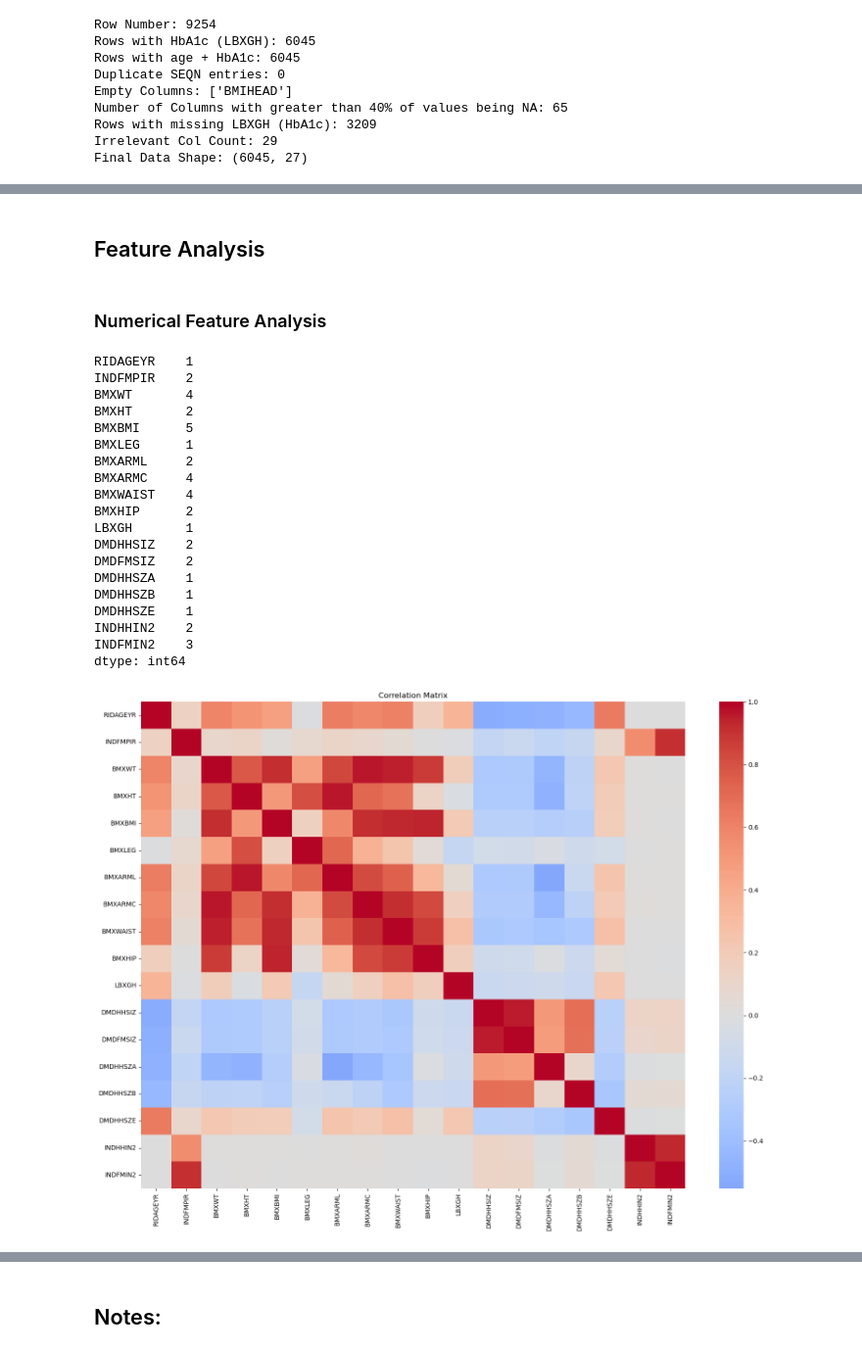
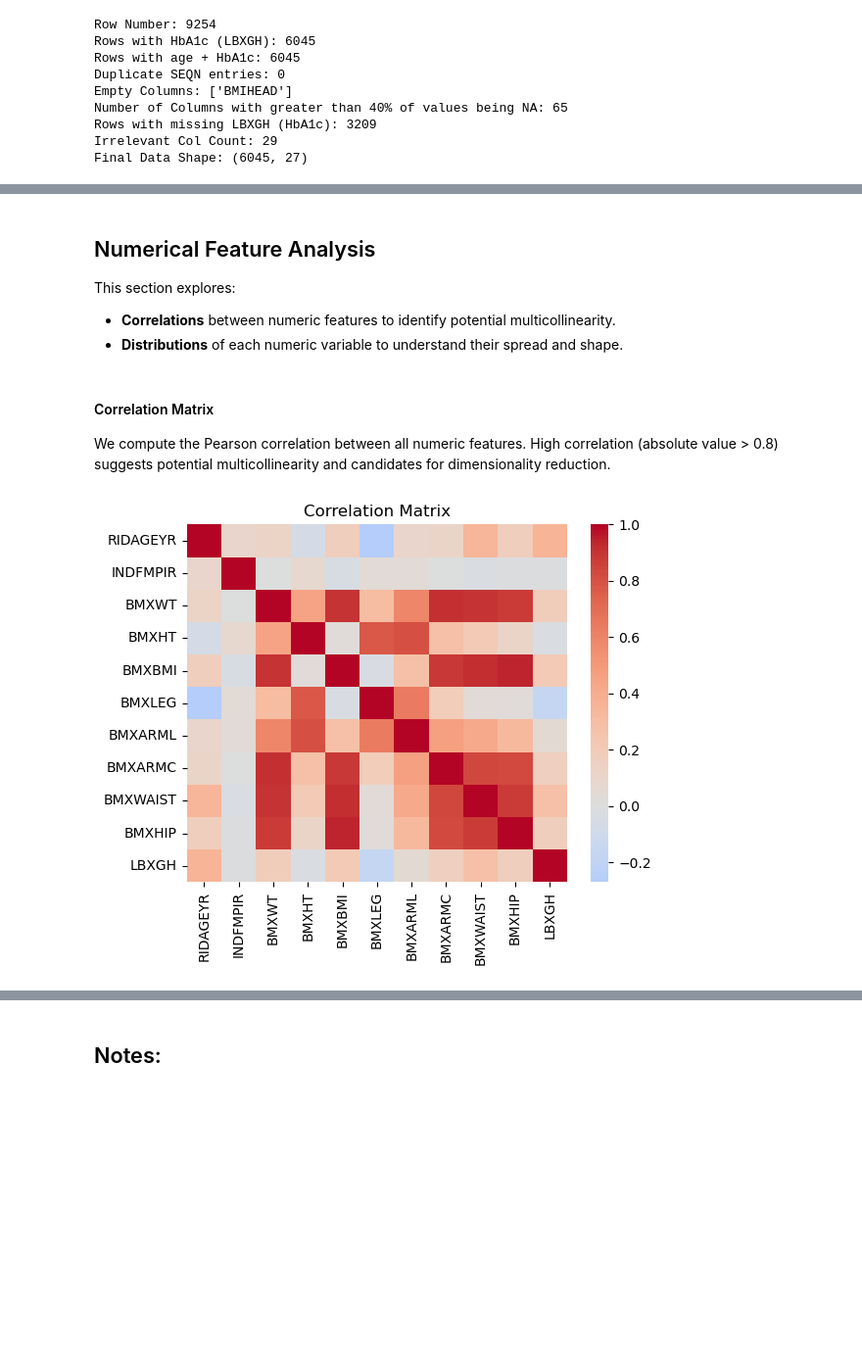
Before and after one commit to AShakhapur/nhanes-diabetes-modeling, a Jupyter notebook: eda.ipynb, the cells around one changed output, grey strips where cells are left out. Shown at 98% size. Cells and saved outputs as stored; diff of their text form; code cells hidden in the pictures; blank space fills up the shorter version.

```diff
--- a/eda.ipynb
+++ b/eda.ipynb
@@ -173,2 +157,24 @@ id_var = ["SEQN"]
+# %%
+df["DMQMILIZ"] = df["DMQMILIZ"].replace({7: np.nan, 9: np.nan})
+df["DMDBORN4"] = df["DMDBORN4"].replace({77: np.nan, 99: np.nan})
+df["DMDCITZN"] = df["DMDCITZN"].replace({7: np.nan, 9: np.nan})
+df["DMDEDUC2"] = df["DMDEDUC2"].replace({7: np.nan, 9: np.nan})
+df["DMDMARTL"] = df["DMDMARTL"].replace({77: np.nan})
+
+# Replace numeric NA codes with np.nan based on NHANES documentation
+na_mappings = {
+    "DMDHHSIZ": {99: np.nan},       # If present — though household size usually caps at 7
+    "DMDFMSIZ": {99: np.nan},
+    "DMDHHSZA": {99: np.nan},
+    "DMDHHSZB": {99: np.nan},
+    "DMDHHSZE": {99: np.nan},
+    "INDHHIN2": {77: np.nan, 99: np.nan},
+    "INDFMIN2": {77: np.nan, 99: np.nan},
+    "INDFMPIR": {9.99: np.nan}  # 9.99 = missing income-to-poverty ratio in some NHANES waves
+}
+
+for col, mapping in na_mappings.items():
+    if col in df.columns:
+        df[col] = df[col].replace(mapping)
 # %%
 # NA percentage by Column
@@ -208,39 +213,27 @@ plt.show()
 # %% [markdown]
-## Feature Analysis
+## Numerical Feature Analysis
+
+This section explores:
+- **Correlations** between numeric features to identify potential multicollinearity.
+- **Distributions** of each numeric variable to understand their spread and shape.
 # %% [markdown]
-### Numerical Feature Analysis
+#### Correlation Matrix
+
+We compute the Pearson correlation between all numeric features.
+High correlation (absolute value > 0.8) suggests potential multicollinearity and candidates for dimensionality reduction.
 # %%
 # Running Correlation Analysis on Numerical Features
 
 df_corr = df[numeric_vars].drop(columns=["SEQN"], errors="ignore")
 
 corr_matrix = df_corr.corr(method='pearson')
-print((corr_matrix > 0.9).sum())
+#print((corr_matrix > 0.9).sum())
 
 # Visualize
-plt.figure(figsize=(16, 12))
+plt.figure(figsize=(6, 5))
 sns.heatmap(corr_matrix, cmap="coolwarm", center=0, annot=False)
 plt.title("Correlation Matrix")
 plt.tight_layout()
 plt.show()
 # %% [output]
-RIDAGEYR    1
-INDFMPIR    2
-BMXWT       4
-BMXHT       2
-BMXBMI      5
-BMXLEG      1
-BMXARML     2
-BMXARMC     4
-BMXWAIST    4
-BMXHIP      2
-LBXGH       1
-DMDHHSIZ    2
-DMDFMSIZ    2
-DMDHHSZA    1
-DMDHHSZB    1
-DMDHHSZE    1
-INDHHIN2    2
-INDFMIN2    3
-dtype: int64
-[figure, old version]
+[figure, new version]
```
Also changed, not shown: parts of 39 cells of this notebook, 2 other files.
